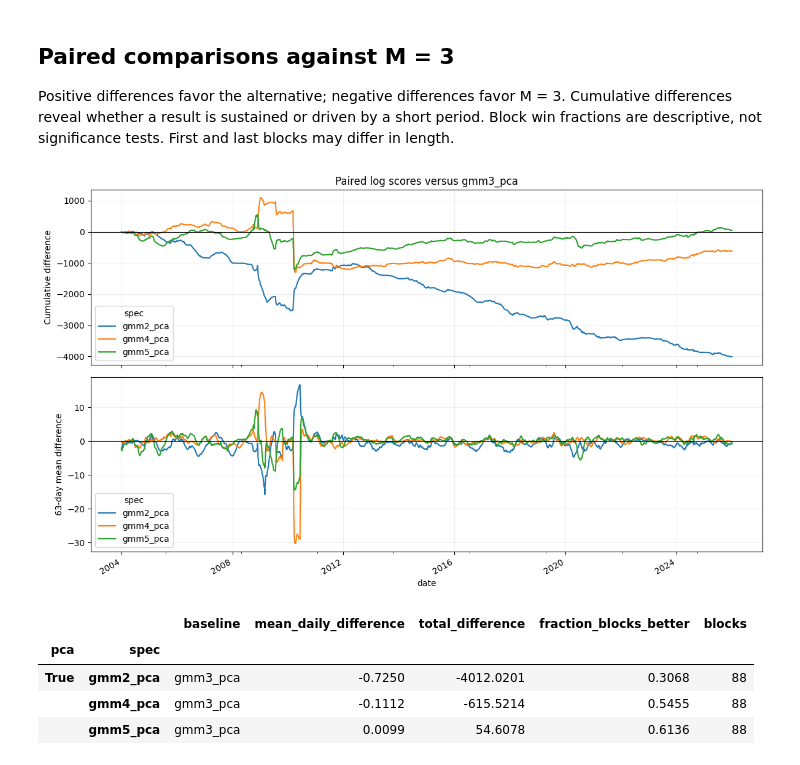
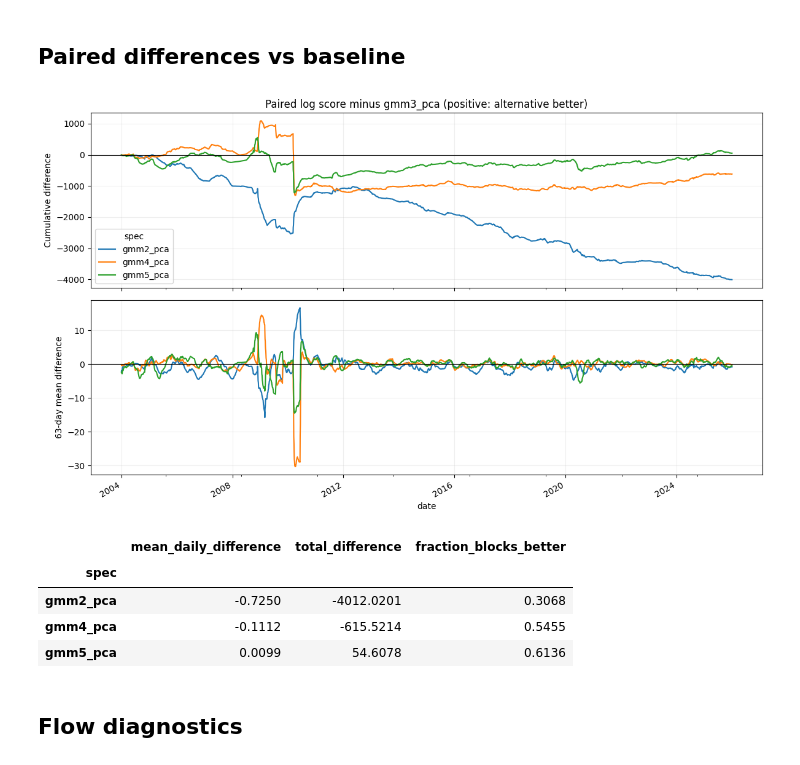
Before and after one commit to leoyxngg/FlexibleEmissionHMM, a Jupyter notebook: notebooks/sp500/heldout_results.ipynb, the cells around one changed output. Cells and saved outputs as stored; diff of their text form; code cells hidden in the pictures.

```diff
--- a/notebooks/sp500/heldout_results.ipynb
+++ b/notebooks/sp500/heldout_results.ipynb
@@ -119,43 +106,33 @@ for use_pca, group in folds.groupby("pca"):
-# %% [markdown]
-## Paired comparisons against M = 3
-
-Positive differences favor the alternative; negative differences favor M = 3. Cumulative differences reveal whether a result is sustained or driven by a short period. Block win fractions are descriptive, not significance tests. First and last blocks may differ in length.
+# %% [markdown]
+## Paired differences vs baseline
 # %%
-paired_rows = []
-for use_pca, wide in wide_scores.items():
-    baseline = f"gmm{BASELINE_M}_{'pca' if use_pca else 'no_pca'}"
-    if baseline not in wide:
-        print("Skipping baseline comparison; missing", baseline)
-        continue
-    differences = wide.subtract(wide[baseline], axis=0).drop(columns=baseline)
-    if differences.empty:
-        continue
-    fig, axes = plt.subplots(2, 1, figsize=(12, 7), sharex=True)
-    differences.cumsum().plot(ax=axes[0])
-    differences.rolling(63, min_periods=1).mean().plot(ax=axes[1])
-    axes[0].set(title=f"Paired log scores versus {baseline}", ylabel="Cumulative difference")
-    axes[1].set(ylabel="63-day mean difference")
-    for ax in axes:
-        ax.axhline(0, color="black", linewidth=0.8)
-        ax.grid(alpha=0.2)
-    fig.tight_layout()
-    plt.show()
-    block_table = folds.loc[folds.pca == use_pca].pivot(index="fold", columns="spec", values="test_mean_log_score")
-    for spec in differences:
-        block_difference = block_table[spec] - block_table[baseline]
-        paired_rows.append({
-            "pca": use_pca, "spec": spec, "baseline": baseline,
-            "mean_daily_difference": differences[spec].mean(),
-            "total_difference": differences[spec].sum(),
-            "fraction_blocks_better": (block_difference > 0).mean(),
-            "blocks": len(block_difference),
-        })
-if paired_rows:
-    display(pd.DataFrame(paired_rows).set_index(["pca", "spec"]).round(4))
+if BASELINE not in wide:
+    raise ValueError(f"Missing baseline {BASELINE}")
+differences = wide.subtract(wide[BASELINE], axis=0).drop(columns=BASELINE)
+fig, axes = plt.subplots(2, 1, figsize=(12, 7), sharex=True)
+differences.cumsum().plot(ax=axes[0])
+differences.rolling(63, min_periods=1).mean().plot(ax=axes[1], legend=False)
+axes[0].set(title=f"Paired log score minus {BASELINE} (positive: alternative better)",
+            ylabel="Cumulative difference")
+axes[1].set(ylabel="63-day mean difference")
+for ax in axes:
+    ax.axhline(0, color="black", linewidth=0.8)
+    ax.grid(alpha=0.2)
+fig.tight_layout()
+plt.show()
+blocks = folds.pivot(index="fold", columns="spec", values="test_mean_log_score")
+display(pd.DataFrame({
+    "mean_daily_difference": differences.mean(),
+    "total_difference": differences.sum(),
+    "fraction_blocks_better": (blocks.drop(columns=BASELINE)
+                               .sub(blocks[BASELINE], axis=0) > 0).mean(),
+}).round(4))
 # %% [output]
-[figure, old version]
+[figure, new version]
-|  |  | baseline | mean_daily_difference | total_difference | fraction_blocks_better | blocks |
-| pca | spec |  |  |  |  |  |
-| True | gmm2_pca | gmm3_pca | -0.7250 | -4012.0201 | 0.3068 | 88 |
-|  | gmm4_pca | gmm3_pca | -0.1112 | -615.5214 | 0.5455 | 88 |
-|  | gmm5_pca | gmm3_pca | 0.0099 | 54.6078 | 0.6136 | 88 |
+|  | mean_daily_difference | total_difference | fraction_blocks_better |
+| spec |  |  |  |
+| gmm2_pca | -0.7250 | -4012.0201 | 0.3068 |
+| gmm4_pca | -0.1112 | -615.5214 | 0.5455 |
+| gmm5_pca | 0.0099 | 54.6078 | 0.6136 |
+# %% [markdown]
+## Flow diagnostics
```
Also changed, not shown: parts of 11 cells of this notebook, 41 other files.
